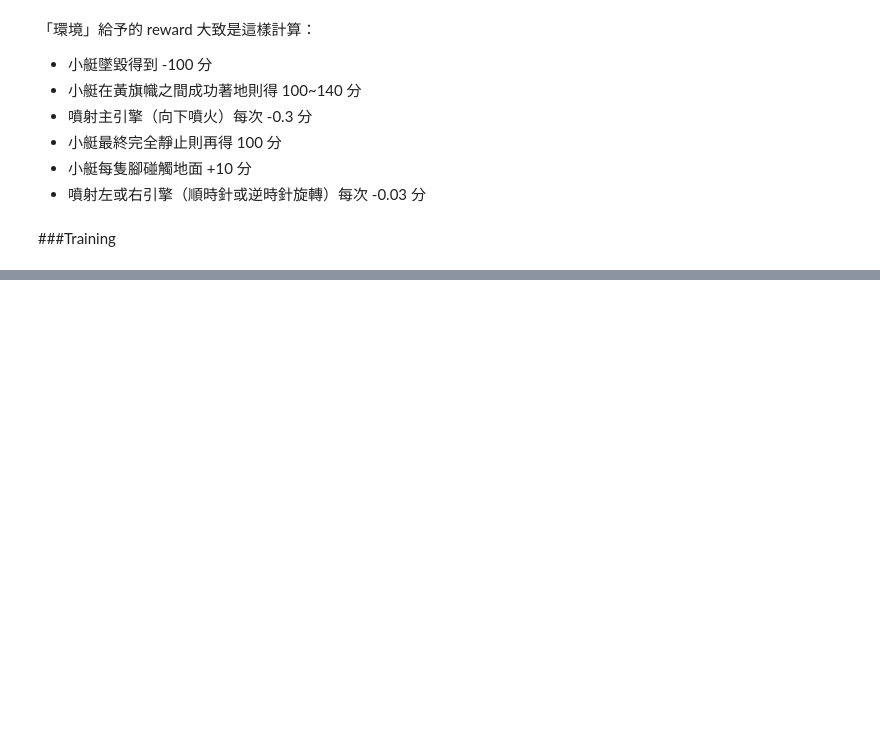
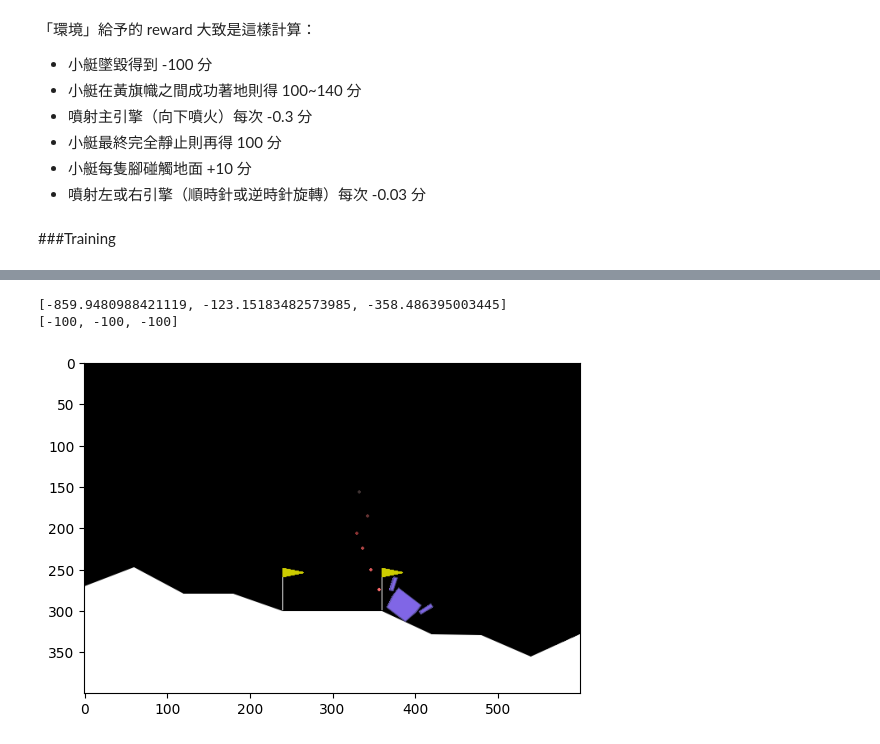
Before and after one commit to Shopping-Yuan/pytorch_practice, a Jupyter notebook: HW12/HW12_DQN.ipynb, the cells around one changed output, grey strips where cells are left out. Cells and saved outputs as stored; diff of their text form; code cells hidden in the pictures; blank space fills up the shorter version.

```diff
--- a/HW12/HW12_DQN.ipynb
+++ b/HW12/HW12_DQN.ipynb
@@ -651,15 +651,15 @@ KeyboardInterrupt:
 def inference(env,device,BUFFER_SIZE,LR,**kwargs):
   policy_net = Q_Network()
   target_net = Q_Network()
+  buffer = Buffer(BUFFER_SIZE)
+  agent = Q_Learning_Process(env,device,policy_net,target_net,buffer)
+  agent.policy_net.load_state_dict(torch.load("/content/DQN_model.pth")["policy_net"])
   target_net.load_state_dict(policy_net.state_dict())
-  buffer = Buffer(BUFFER_SIZE)
   optimizer = optim.AdamW(policy_net.parameters(), lr=LR, amsgrad=True)
 
-  agent = Q_Learning_Process(env,device,policy_net,target_net,buffer,optimizer)
   agent.policy_net.eval()
   agent.target_net.eval()
-  NUM_OF_TEST = 1
-  test_total_reward = []
+  NUM_OF_TEST = 3
   action_list = []
 
   total_rewards = []
@@ -692,7 +692,7 @@ def inference(env,device,BUFFER_SIZE,LR,**kwargs):
       if done:
         final_rewards.append(reward)
 
-    total_reward.append(total_reward)
+    total_rewards.append(total_reward)
     action_list.append(actions)
   print(total_rewards)
   print(final_rewards)
@@ -701,0 +699,11 @@ matplotlib.get_backend()
+# %%
+# import matplotlib
+# matplotlib.get_backend()
+env = gym.make('LunarLander-v2')
+fix(env, seed) # fix the environment
+device = torch.device("cuda" if torch.cuda.is_available() else "cpu")
+inference(env,device,**save_load,**h_paras)
+# %% [output]
+[-859.9480988421119, -123.15183482573985, -358.486395003445]
+[-100, -100, -100]
+[figure, added]
```
Also changed, not shown: parts of 7 cells of this notebook.
